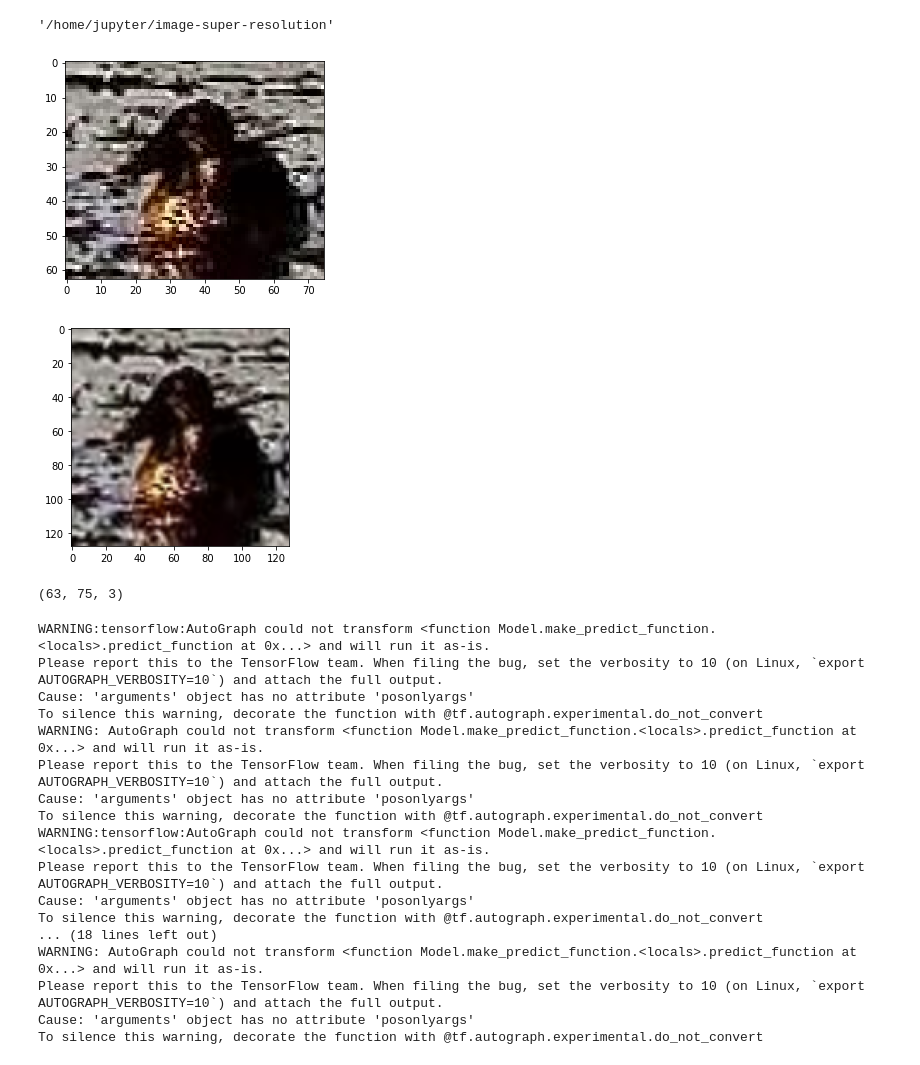
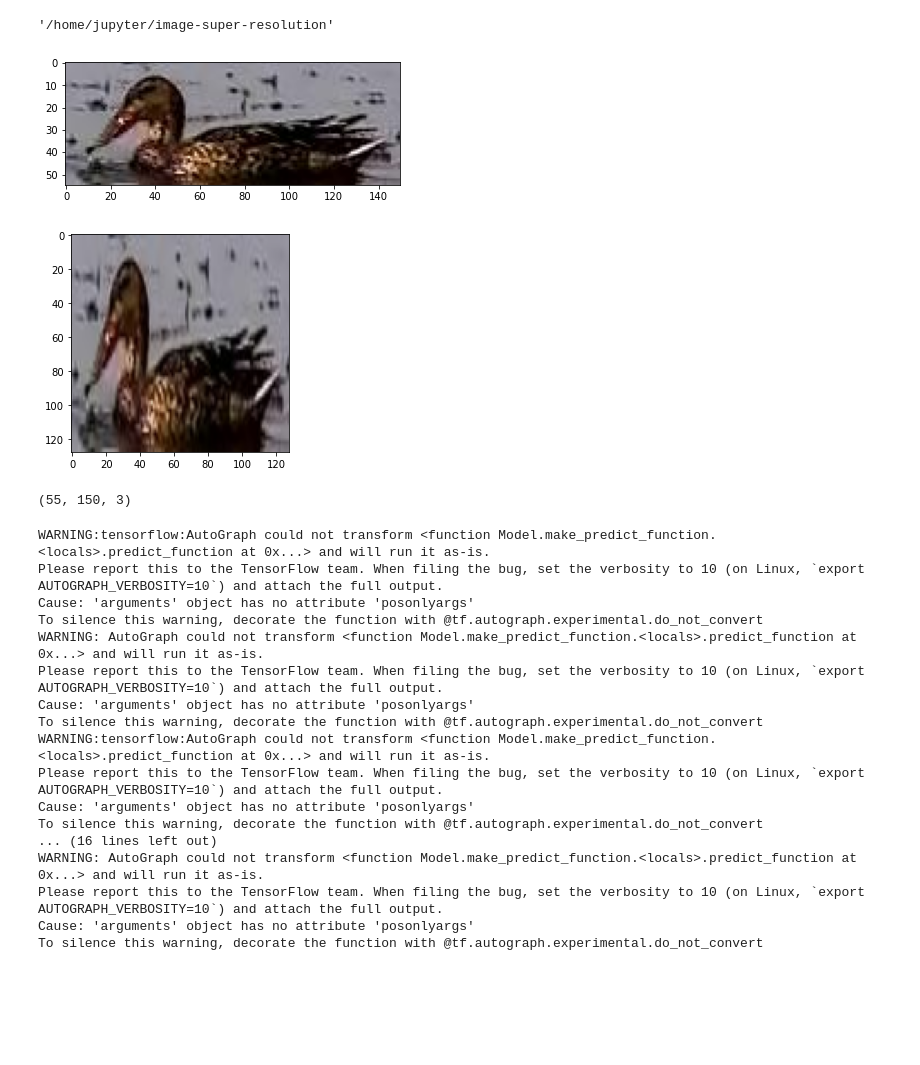
Before and after one commit to XINZHANG-ops/image-super-resolution, a Jupyter notebook: SuperResolution.ipynb, the cells around one changed output. Cells and saved outputs as stored; diff of their text form; code cells hidden in the pictures; blank space fills up the shorter version.

```diff
--- a/SuperResolution.ipynb
+++ b/SuperResolution.ipynb
@@ -1,6 +1,8 @@
 # %% [markdown]
 # Note
 ### probably need to modify hdf5_format.py in /opt/conda/lib/python3.7/site-packages/tensorflow_core/python/keras/saving/, remove all .decode('utf-8') part
+# %%
+img_path = '../YOLOv5-Classifier/linmao_classification/JPEGImages/8/nl_0098_0386.jpg'
 # %%
 import numpy as np
 from PIL import Image
@@ -14,26 +16,26 @@ pwd
 # %%
 import os
 import cv2
 from tqdm import tqdm
 import matplotlib.pyplot as plt
 import matplotlib.image as mpimg
-img = mpimg.imread('../YOLOv5-Classifier/linmao_classification/JPEGImages/8/nl_0431_1386 (1).jpg')
+img = mpimg.imread(img_path)
 imgplot = plt.imshow(img)
 plt.show()
 
 
 img_size = 128
 
 resized_arr = cv2.resize(img, (img_size, img_size)) # Reshaping images to preferred size
 imgplot = plt.imshow(resized_arr)
 plt.show()
 # %% [output]
-[figure, old version]
+[figure, new version]
-[figure, old version]
+[figure, new version]
 # %%
 img.shape
 # %% [output]
-(63, 75, 3)
+(55, 150, 3)
 # %%
 from ISR.models import RDN, RRDN, Cut_VGG19
 
@@ -41,7 +43,7 @@ name = ['psnr-small', 'psnr-large', 'noise-cancel', 'RRDN-gans']
 rdn_small = RDN(weights='psnr-small') #psnr-large #psnr-small #noise-cancel
 rdn_large = RDN(weights='psnr-large') #psnr-large #psnr-small #noise-cancel
 rdn_noise = RDN(weights='noise-cancel') #psnr-large #psnr-small #noise-cancel
-rrdn = RRDN(weights='gans')
+rrdn = RRDN(weights='gans', beta=0.2) # beta=0.2 is just good
 
 models = [rdn_small, rdn_large, rdn_noise, rrdn]
 results = []
@@ -61,7 +63,7 @@ WARNING:tensorflow:AutoGraph could not transform <function Model.make_predict_fu
 Please report this to the TensorFlow team. When filing the bug, set the verbosity to 10 (on Linux, `export AUTOGRAPH_VERBOSITY=10`) and attach the full output.
 Cause: 'arguments' object has no attribute 'posonlyargs'
 To silence this warning, decorate the function with @tf.autograph.experimental.do_not_convert
-... (18 lines left out)
+... (16 lines left out)
 WARNING: AutoGraph could not transform <function Model.make_predict_function.<locals>.predict_function at 0x...> and will run it as-is.
 Please report this to the TensorFlow team. When filing the bug, set the verbosity to 10 (on Linux, `export AUTOGRAPH_VERBOSITY=10`) and attach the full output.
 Cause: 'arguments' object has no attribute 'posonlyargs'
```
Also changed, not shown: parts of 3 cells of this notebook.
